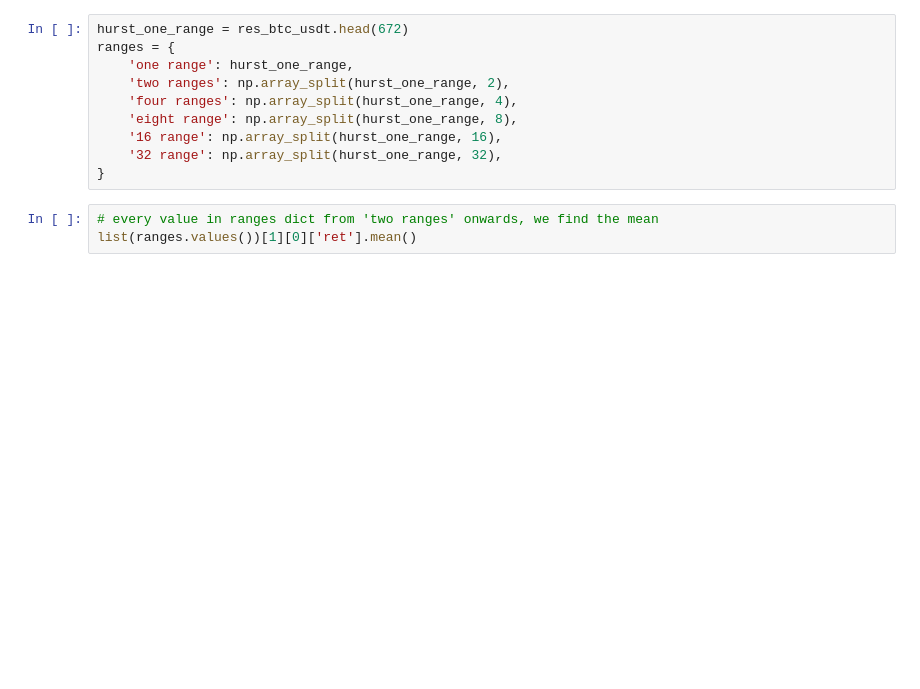
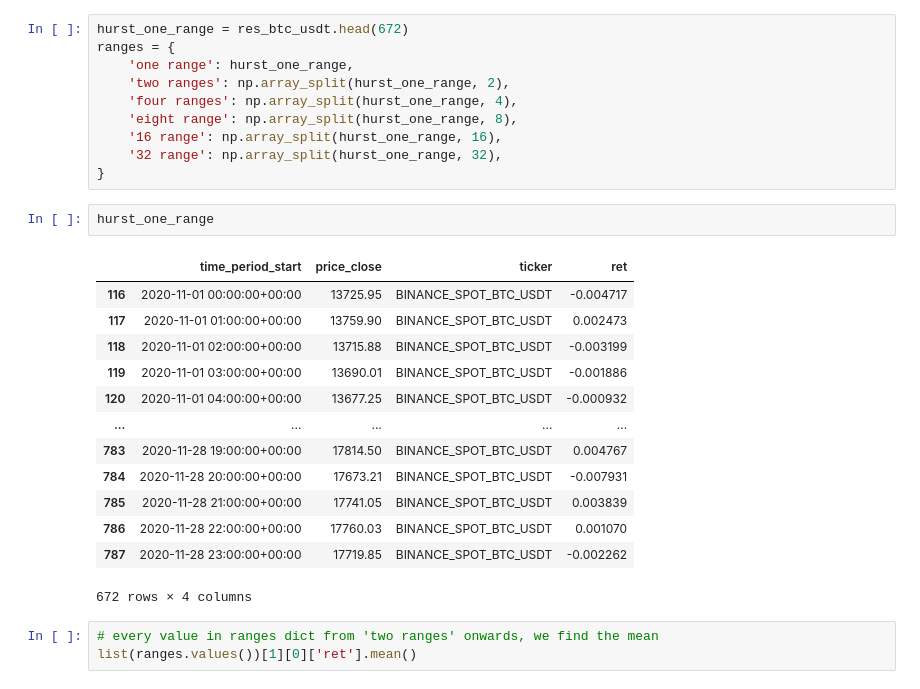
Before and after one commit to regression-gerry/hurst_capstone, a Jupyter notebook: notebooks/rescaled_range_analysis.ipynb, the cells around one changed output. Cells and saved outputs as stored; diff of their text form; blank space fills up the shorter version.

```diff
--- a/notebooks/rescaled_range_analysis.ipynb
+++ b/notebooks/rescaled_range_analysis.ipynb
@@ -42,6 +179,22 @@ ranges = {
     '16 range': np.array_split(hurst_one_range, 16),
     '32 range': np.array_split(hurst_one_range, 32),
 }
+# %%
+hurst_one_range
+# %% [output]
+|  | time_period_start | price_close | ticker | ret |
+| 116 | 2020-11-01 00:00:00+00:00 | 13725.95 | BINANCE_SPOT_BTC_USDT | -0.004717 |
+| 117 | 2020-11-01 01:00:00+00:00 | 13759.90 | BINANCE_SPOT_BTC_USDT | 0.002473 |
+| 118 | 2020-11-01 02:00:00+00:00 | 13715.88 | BINANCE_SPOT_BTC_USDT | -0.003199 |
+| 119 | 2020-11-01 03:00:00+00:00 | 13690.01 | BINANCE_SPOT_BTC_USDT | -0.001886 |
+| 120 | 2020-11-01 04:00:00+00:00 | 13677.25 | BINANCE_SPOT_BTC_USDT | -0.000932 |
+| ... | ... | ... | ... | ... |
+| 783 | 2020-11-28 19:00:00+00:00 | 17814.50 | BINANCE_SPOT_BTC_USDT | 0.004767 |
+| 784 | 2020-11-28 20:00:00+00:00 | 17673.21 | BINANCE_SPOT_BTC_USDT | -0.007931 |
+| 785 | 2020-11-28 21:00:00+00:00 | 17741.05 | BINANCE_SPOT_BTC_USDT | 0.003839 |
+| 786 | 2020-11-28 22:00:00+00:00 | 17760.03 | BINANCE_SPOT_BTC_USDT | 0.001070 |
+| 787 | 2020-11-28 23:00:00+00:00 | 17719.85 | BINANCE_SPOT_BTC_USDT | -0.002262 |
+672 rows × 4 columns
 # %%
 # every value in ranges dict from 'two ranges' onwards, we find the mean
 list(ranges.values())[1][0]['ret'].mean()
```
Also changed, not shown: parts of 14 cells of this notebook.
